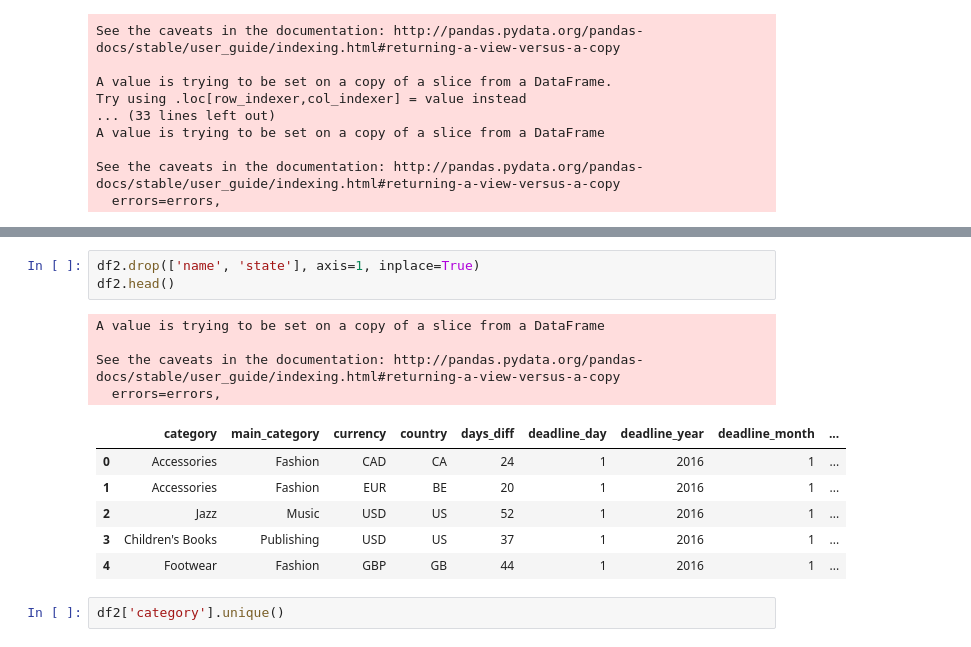
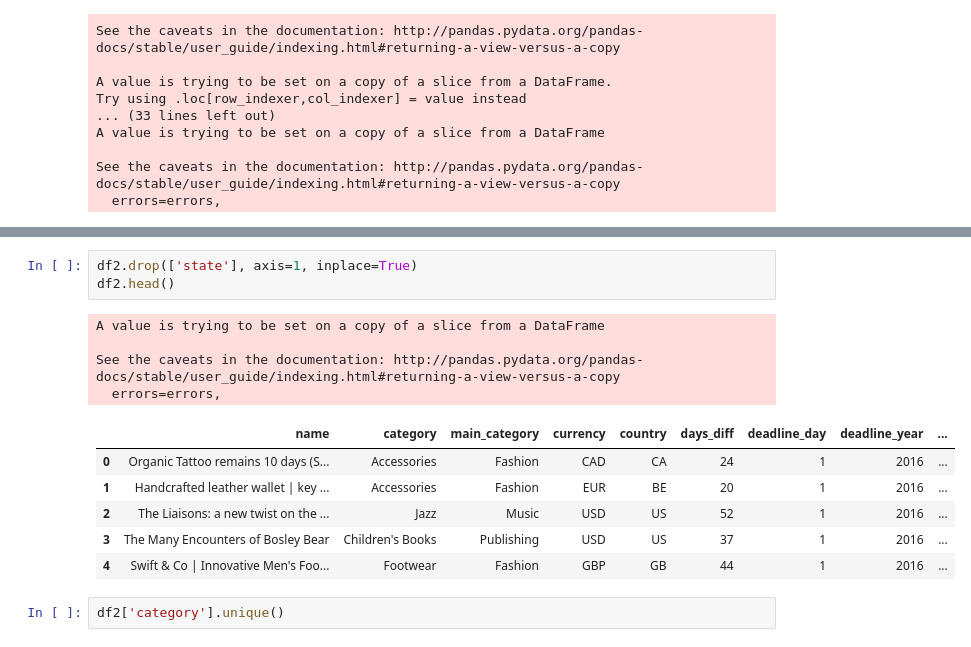
Before and after one commit to miamedra2/Multiclass_NLP, a Jupyter notebook: Multiclass_NLP.ipynb, the cells around one changed output, grey strips where cells are left out. Drawn from its saved outputs; the diff is of its cells as text.

```diff
--- a/Multiclass_NLP.ipynb
+++ b/Multiclass_NLP.ipynb
@@ -240,19 +242,19 @@ df2.head()
 | 3 | The Many Encounters of Bosley Bear | Children's Books | Publishing | USD | failed | US | 37 | 1 | 2016 | ... |
 | 4 | Swift & Co | Innovative Men's Foo... | Footwear | Fashion | GBP | failed | GB | 44 | 1 | 2016 | ... |
 # %%
-df2.drop(['name', 'state'], axis=1, inplace=True)
+df2.drop(['state'], axis=1, inplace=True)
 df2.head()
 # %% [output]
 A value is trying to be set on a copy of a slice from a DataFrame
 
 See the caveats in the documentation: http://pandas.pydata.org/pandas-docs/stable/user_guide/indexing.html#returning-a-view-versus-a-copy
   errors=errors,
-|  | category | main_category | currency | country | days_diff | deadline_day | deadline_year | deadline_month | ... |
-| 0 | Accessories | Fashion | CAD | CA | 24 | 1 | 2016 | 1 | ... |
-| 1 | Accessories | Fashion | EUR | BE | 20 | 1 | 2016 | 1 | ... |
-| 2 | Jazz | Music | USD | US | 52 | 1 | 2016 | 1 | ... |
-| 3 | Children's Books | Publishing | USD | US | 37 | 1 | 2016 | 1 | ... |
-| 4 | Footwear | Fashion | GBP | GB | 44 | 1 | 2016 | 1 | ... |
+|  | name | category | main_category | currency | country | days_diff | deadline_day | deadline_year | ... |
+| 0 | Organic Tattoo remains 10 days (S... | Accessories | Fashion | CAD | CA | 24 | 1 | 2016 | ... |
+| 1 | Handcrafted leather wallet | key ... | Accessories | Fashion | EUR | BE | 20 | 1 | 2016 | ... |
+| 2 | The Liaisons: a new twist on the ... | Jazz | Music | USD | US | 52 | 1 | 2016 | ... |
+| 3 | The Many Encounters of Bosley Bear | Children's Books | Publishing | USD | US | 37 | 1 | 2016 | ... |
+| 4 | Swift & Co | Innovative Men's Foo... | Footwear | Fashion | GBP | GB | 44 | 1 | 2016 | ... |
 # %%
 df2['category'].unique()
 # %% [output]
```
Also changed, not shown: parts of 31 cells of this notebook.
